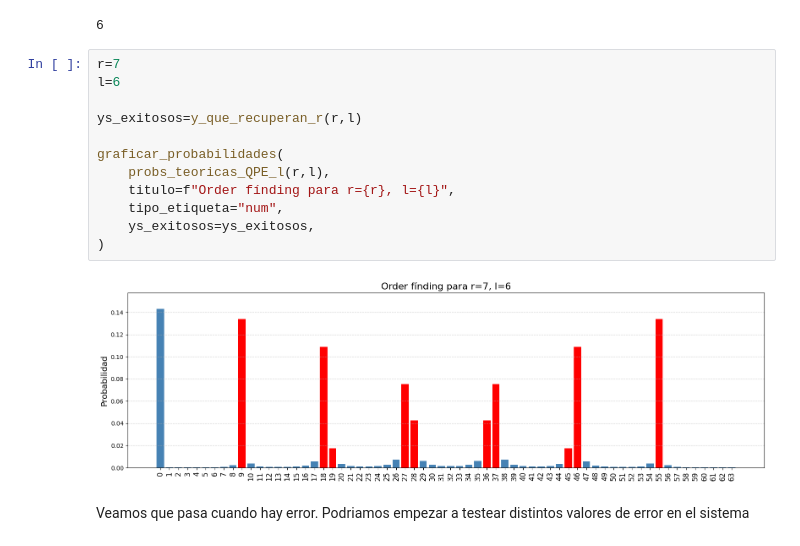
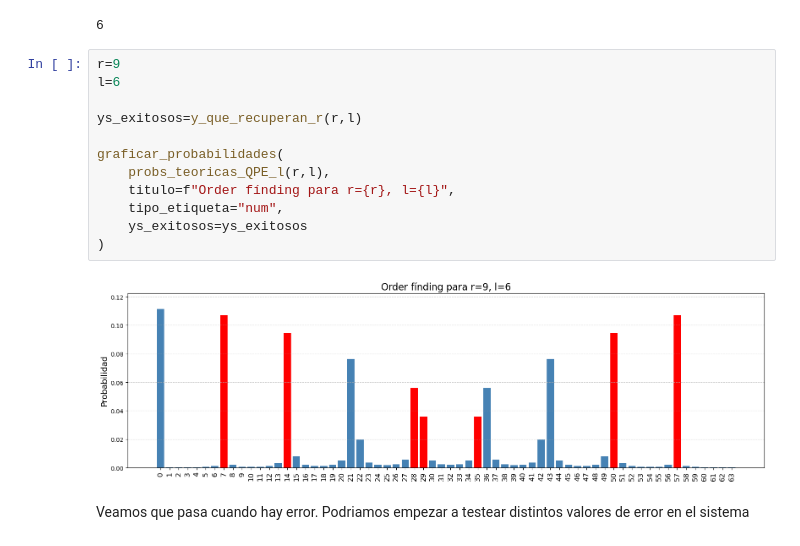
Before and after one commit to BenSanHer/Fuzzy-Measurments-aplicadas-sobre-Order-Finding, a Jupyter notebook: Algoritmo Order Finding Completo.ipynb, the cells around one changed output. Cells and saved outputs as stored; diff of their text form.

```diff
--- a/Algoritmo Order Finding Completo.ipynb
+++ b/Algoritmo Order Finding Completo.ipynb
@@ -1167,19 +1237,19 @@ orden_modulo(24,35)
 # %% [output]
 6
 # %%
-r=7
+r=9
 l=6
 
 ys_exitosos=y_que_recuperan_r(r,l)
 
 graficar_probabilidades(
     probs_teoricas_QPE_l(r,l),
     titulo=f"Order fínding para r={r}, l={l}",
     tipo_etiqueta="num",
-    ys_exitosos=ys_exitosos,
+    ys_exitosos=ys_exitosos
 )
 # %% [output]
-[figure, old version]
+[figure, new version]
 # %% [markdown]
 Veamos que pasa cuando hay error. Podriamos empezar a testear distintos valores de error en el sistema
 # %%
```
Also changed, not shown: parts of 51 cells of this notebook, 1 other file.
